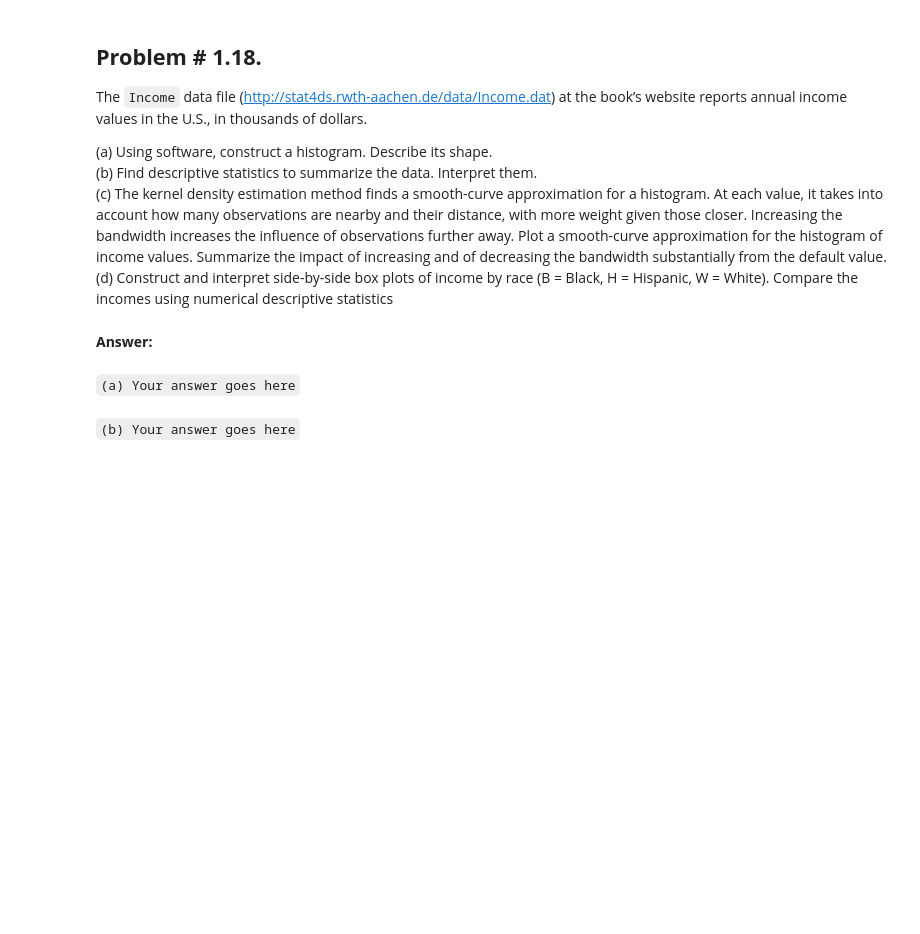
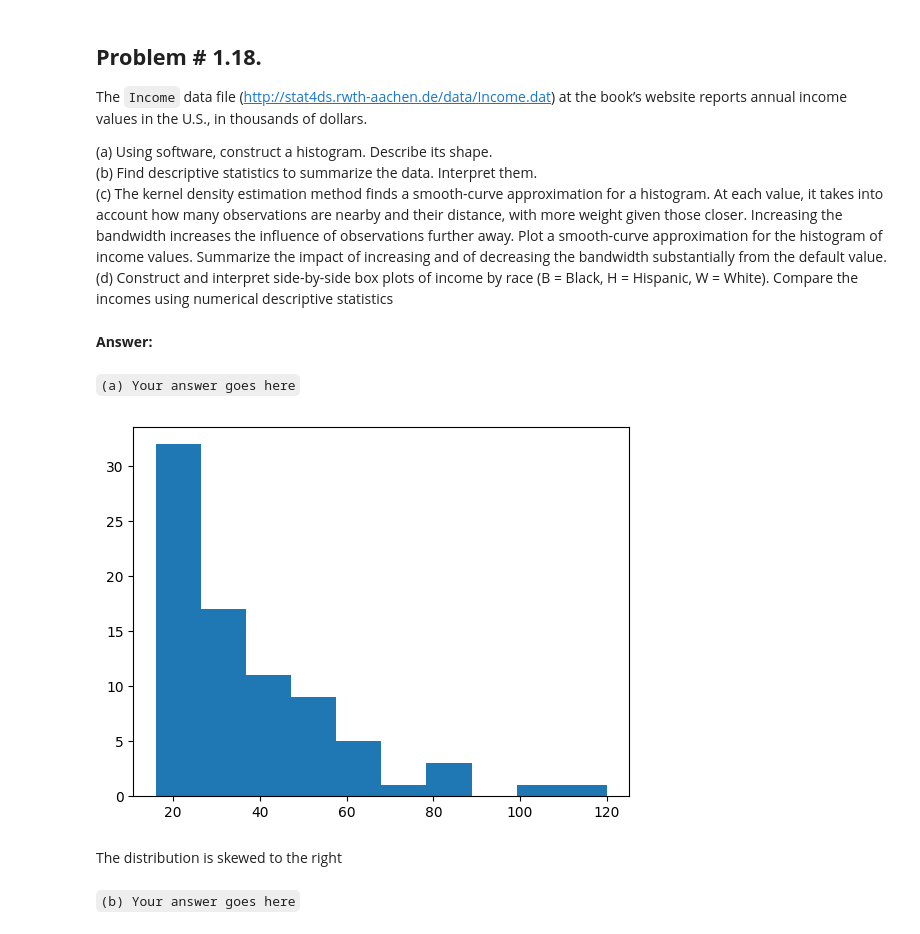
Before and after one commit to JustinSu11/Applied-Probability-and-Statistics-for-AI, a Jupyter notebook: Assignments/assignment 1.1/AAI_500_M1_Assignment.ipynb, the cells around one changed output. Cells and saved outputs as stored; diff of their text form; code cells hidden in the pictures; blank space fills up the shorter version.

```diff
--- a/Assignments/assignment 1.1/AAI_500_M1_Assignment.ipynb
+++ b/Assignments/assignment 1.1/AAI_500_M1_Assignment.ipynb
@@ -111,5 +254,13 @@ The `Income` data file ([http://stat4ds.rwth-aachen.de/data/Income.dat](http://s
 **Answer:**
 # %% [markdown]
 `(a) Your answer goes here`
+# %%
+income = pd.read_csv('http://stat4ds.rwth-aachen.de/data/Income.dat', sep=r'\s+')
+plt.hist(income['income'])
+plt.show()
+# %% [output]
+[figure, added]
+# %% [markdown]
+The distribution is skewed to the right
 # %% [markdown]
 `(b) Your answer goes here`
```
Also changed, not shown: parts of 67 cells of this notebook.
